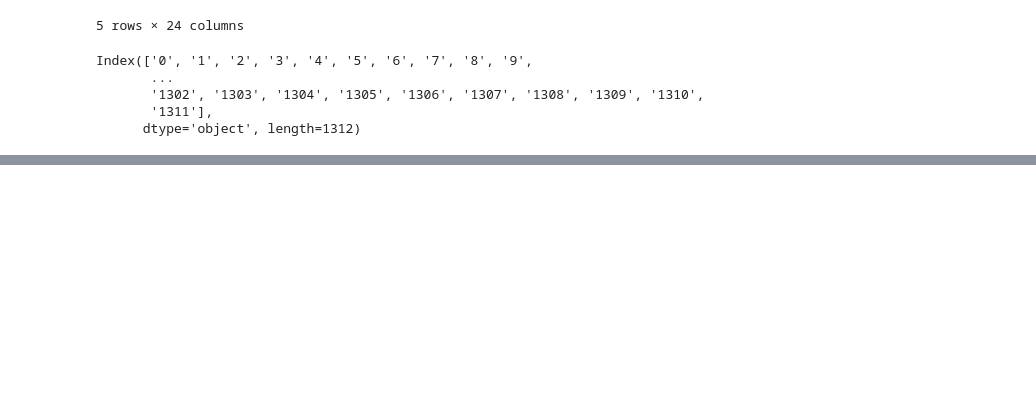
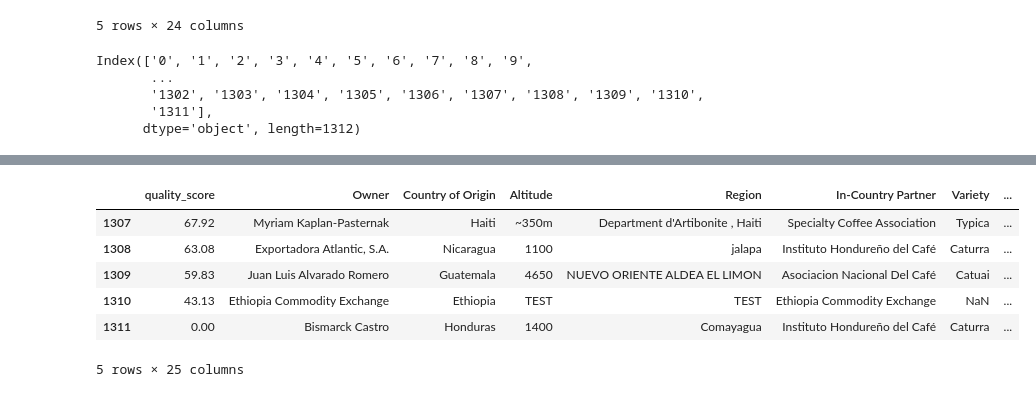
Before and after one commit to kahartman2/coffee_classification, a Jupyter notebook: clean_data.ipynb, the cells around one changed output, grey strips where cells are left out. Drawn from its saved outputs; the diff is of its cells as text; code cells hidden in the pictures; blank space fills up the shorter version.

Commit message:
price formula

```diff
--- a/clean_data.ipynb
+++ b/clean_data.ipynb
@@ -291,5 +302,5 @@ i = 0
 while i < 1312:
     for row in arabica_df['Country of Origin']:
         if row == 'Ethiopia':
-            arabica_df.set_value(str(i), 'Price', price_df.at['Ethiopia', arabica_df.at[str(i), 'year']])
+            arabica_df.set_value(str(i), 'Price', price_df.at[row, arabica_df.at[str(i), 'year']])
         i += 1
@@ -295,0 +309,15 @@ while i < 1312:
+# %%
+excluded_countries = ['United States', 'United States (Hawaii)', 'China', 'Taiwan', 'Tanzania, United Republic Of', 'Japan', 'United States (Puerto Rico)', 'Laos', 'Myanmar',
+'Mauritius', 'Cote d?Ivoire']
+i = 0
+while i < 1312:
+    for row in arabica_df['Country of Origin']:
+        print(row, i)
+        if row not in excluded_countries and i != 1197:
+            if arabica_df.at[str(i), 'year'] == '13':
+                arabica_df.set_value(str(i), 'Price', price_df.at[row, '20'+arabica_df.at[str(i), 'year']])
+            elif arabica_df.at[str(i), 'year'] == '17':
+                arabica_df.set_value(str(i), 'Price', price_df.at[row, '20'+arabica_df.at[str(i), 'year']])
+            else:
+                arabica_df.set_value(str(i), 'Price', price_df.at[row, arabica_df.at[str(i), 'year']])
+        i += 1
@@ -316,0 +369,10 @@ arabica_df
+# %%
+arabica_df.tail()
+# %% [output]
+|  | quality_score | Owner | Country of Origin | Altitude | Region | In-Country Partner | Variety | ... |
+| 1307 | 67.92 | Myriam Kaplan-Pasternak | Haiti | ~350m | Department d'Artibonite , Haiti | Specialty Coffee Association | Typica | ... |
+| 1308 | 63.08 | Exportadora Atlantic, S.A. | Nicaragua | 1100 | jalapa | Instituto Hondureño del Café | Caturra | ... |
+| 1309 | 59.83 | Juan Luis Alvarado Romero | Guatemala | 4650 | NUEVO ORIENTE ALDEA EL LIMON | Asociacion Nacional Del Café | Catuai | ... |
+| 1310 | 43.13 | Ethiopia Commodity Exchange | Ethiopia | TEST | TEST | Ethiopia Commodity Exchange | NaN | ... |
+| 1311 | 0.00 | Bismarck Castro | Honduras | 1400 | Comayagua | Instituto Hondureño del Café | Caturra | ... |
+5 rows × 25 columns
```
Also changed, not shown: parts of 10 cells of this notebook, 2 other files.
